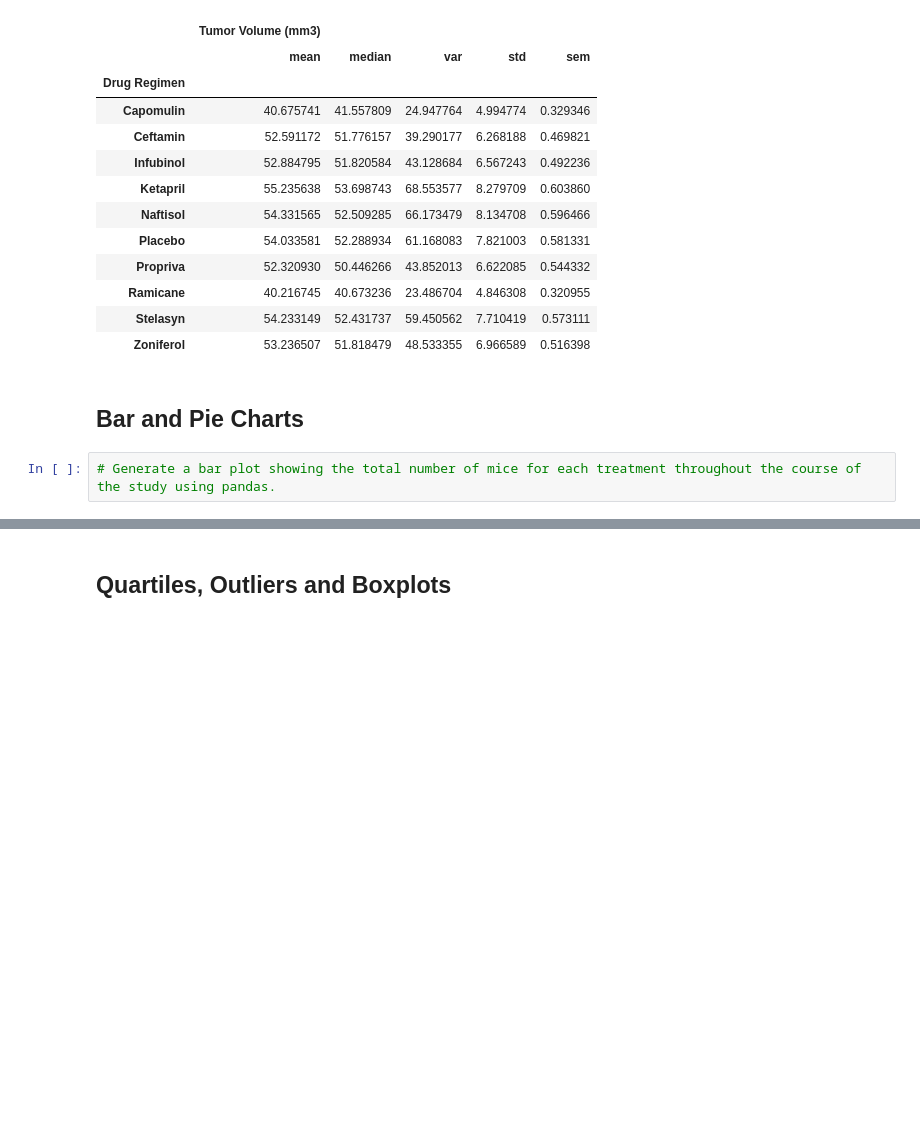
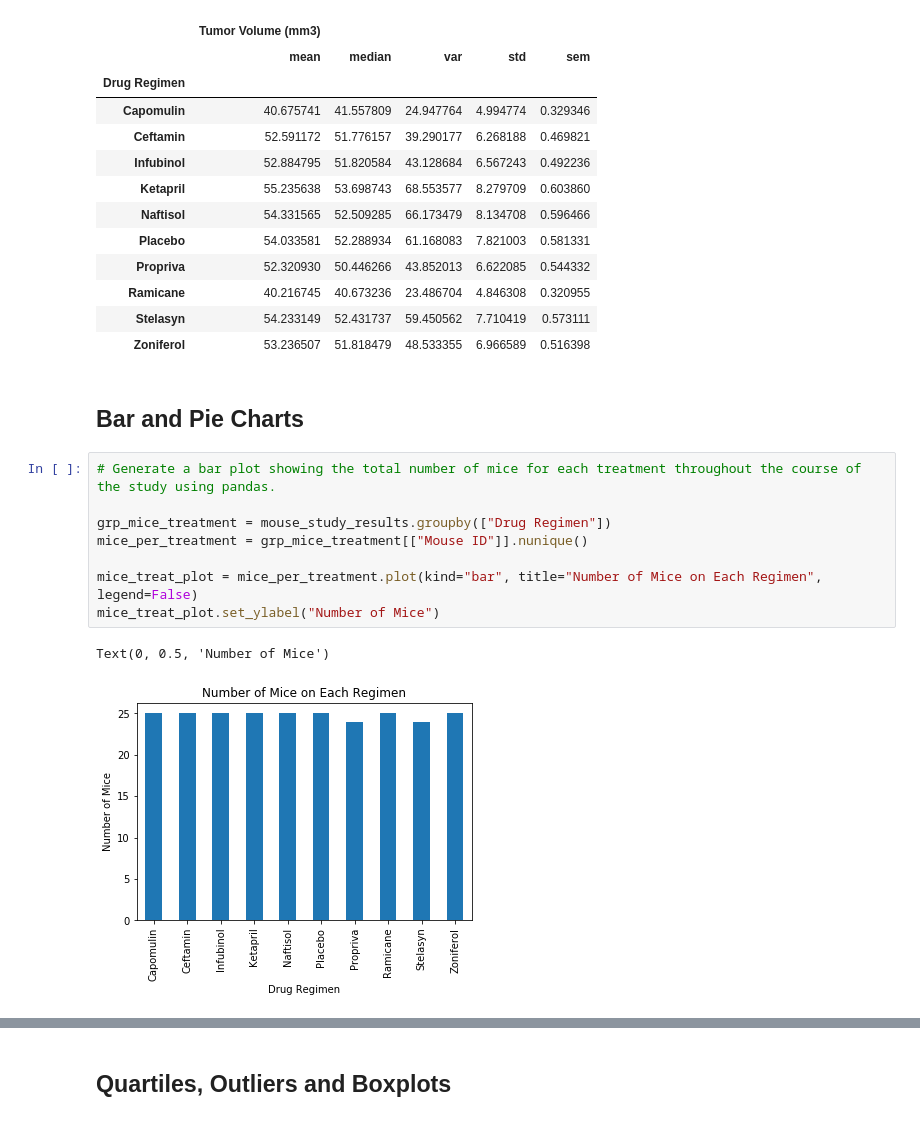
Before and after one commit to llambrano/clinical-trial-analysis, a Jupyter notebook: solution/clinical-trial-analysis.ipynb, the cells around one changed output, grey strips where cells are left out. Cells and saved outputs as stored; diff of their text form; blank space fills up the shorter version.

```diff
--- a/solution/clinical-trial-analysis.ipynb
+++ b/solution/clinical-trial-analysis.ipynb
@@ -162,5 +168,14 @@ summary_statistics_2
 ## Bar and Pie Charts
 # %%
 # Generate a bar plot showing the total number of mice for each treatment throughout the course of the study using pandas.
+
+grp_mice_treatment = mouse_study_results.groupby(["Drug Regimen"])
+mice_per_treatment = grp_mice_treatment[["Mouse ID"]].nunique()
+
+mice_treat_plot = mice_per_treatment.plot(kind="bar", title="Number of Mice on Each Regimen", legend=False)
+mice_treat_plot.set_ylabel("Number of Mice")
+# %% [output]
+Text(0, 0.5, 'Number of Mice')
+[figure, added]
 # %%
 # Generate a bar plot showing the total number of mice for each treatment throughout the course of the study using pyplot.
```
Also changed, not shown: parts of 20 cells of this notebook, 2 other files.
